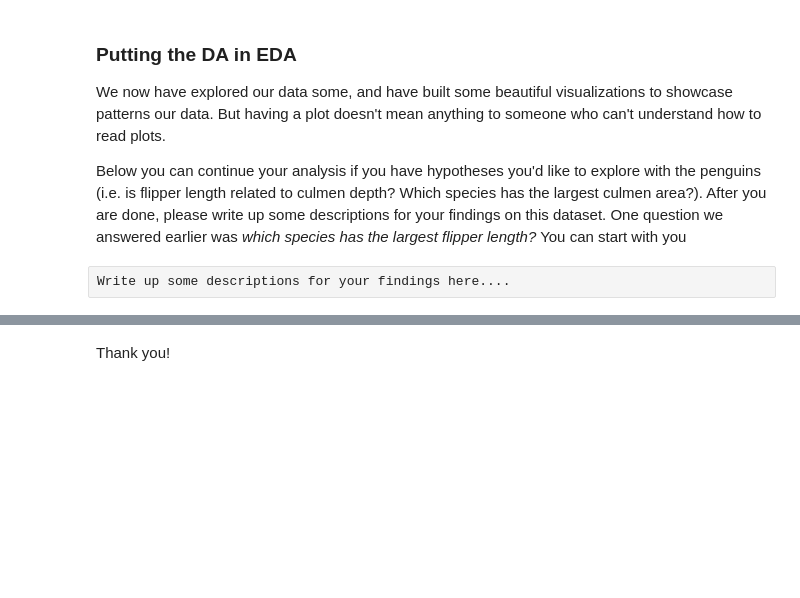
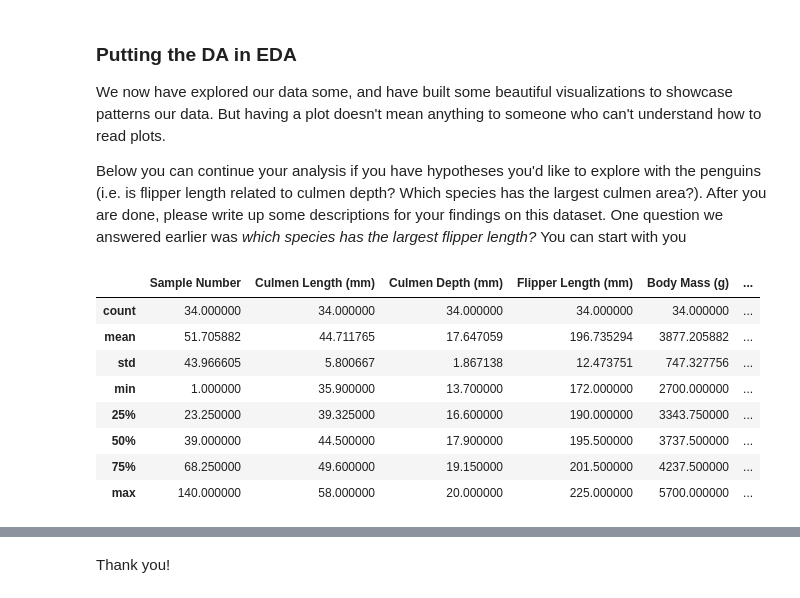
Before and after one commit to ryand0n/SC2022-BatchC-electric-pythons, a Jupyter notebook: Aadya Aradhyula/week1/EDA_mini_project.ipynb, the cells around one changed output, grey strips where cells are left out. Saved outputs shown, nothing was run; the diff lists cells and outputs as text; code cells hidden in the pictures; blank space fills up the shorter version.

```diff
--- a/Aadya Aradhyula/week1/EDA_mini_project.ipynb
+++ b/Aadya Aradhyula/week1/EDA_mini_project.ipynb
@@ -304,3 +310,15 @@ We now have explored our data some, and have built some beautiful visualizations
 Below you can continue your analysis if you have hypotheses you'd like to explore with the penguins \(i.e. is flipper length related to culmen depth? Which species has the largest culmen area?\). After you are done, please write up some descriptions for your findings on this dataset. One question we answered earlier was _which species has the largest flipper length?_ You can start with you
 # %%
 #Continue your analysis below -- try something new!
+#penguins_dataframe[['Body Mass (g)', 'Clutch Completion', 'Flipper Length (mm)']]
+penguins_dataframe.describe()
+# %% [output]
+|  | Sample Number | Culmen Length (mm) | Culmen Depth (mm) | Flipper Length (mm) | Body Mass (g) | ... |
+| count | 34.000000 | 34.000000 | 34.000000 | 34.000000 | 34.000000 | ... |
+| mean | 51.705882 | 44.711765 | 17.647059 | 196.735294 | 3877.205882 | ... |
+| std | 43.966605 | 5.800667 | 1.867138 | 12.473751 | 747.327756 | ... |
+| min | 1.000000 | 35.900000 | 13.700000 | 172.000000 | 2700.000000 | ... |
+| 25% | 23.250000 | 39.325000 | 16.600000 | 190.000000 | 3343.750000 | ... |
+| 50% | 39.000000 | 44.500000 | 17.900000 | 195.500000 | 3737.500000 | ... |
+| 75% | 68.250000 | 49.600000 | 19.150000 | 201.500000 | 4237.500000 | ... |
+| max | 140.000000 | 58.000000 | 20.000000 | 225.000000 | 5700.000000 | ... |
@@ -309,2 +324,0 @@ Below you can continue your analysis if you have hypotheses you'd like to explor
-# %% [raw]
-Write up some descriptions for your findings here....
```
Also changed, not shown: parts of 10 cells of this notebook, 37 other files.
